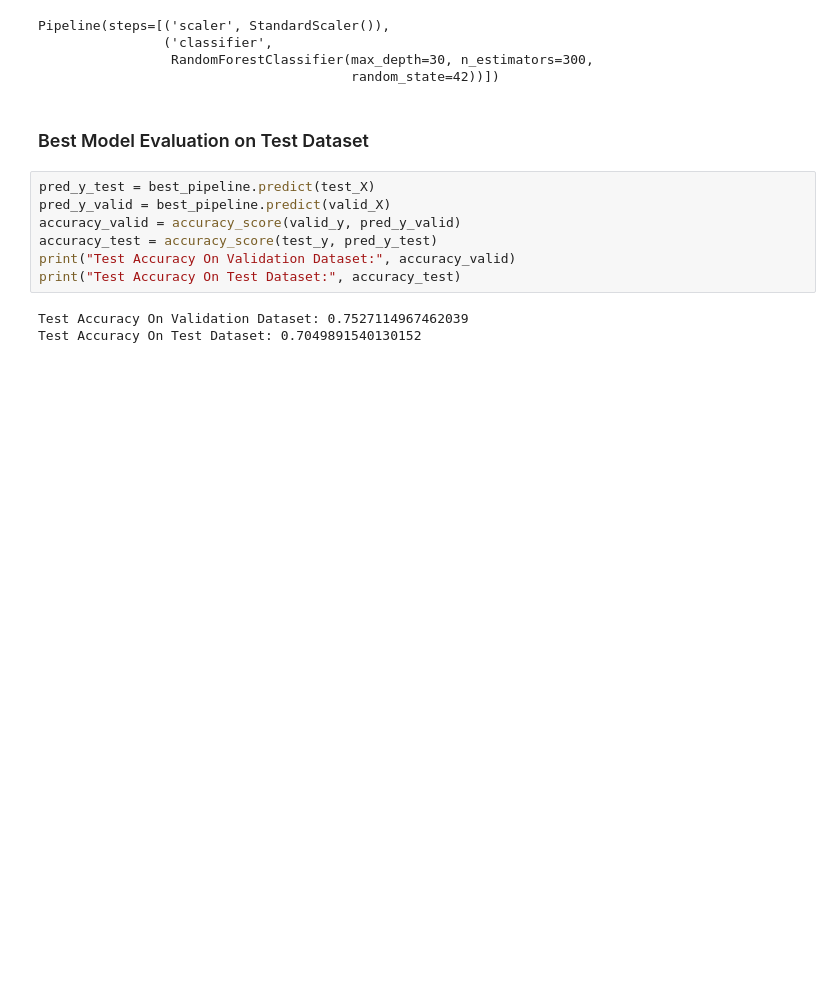
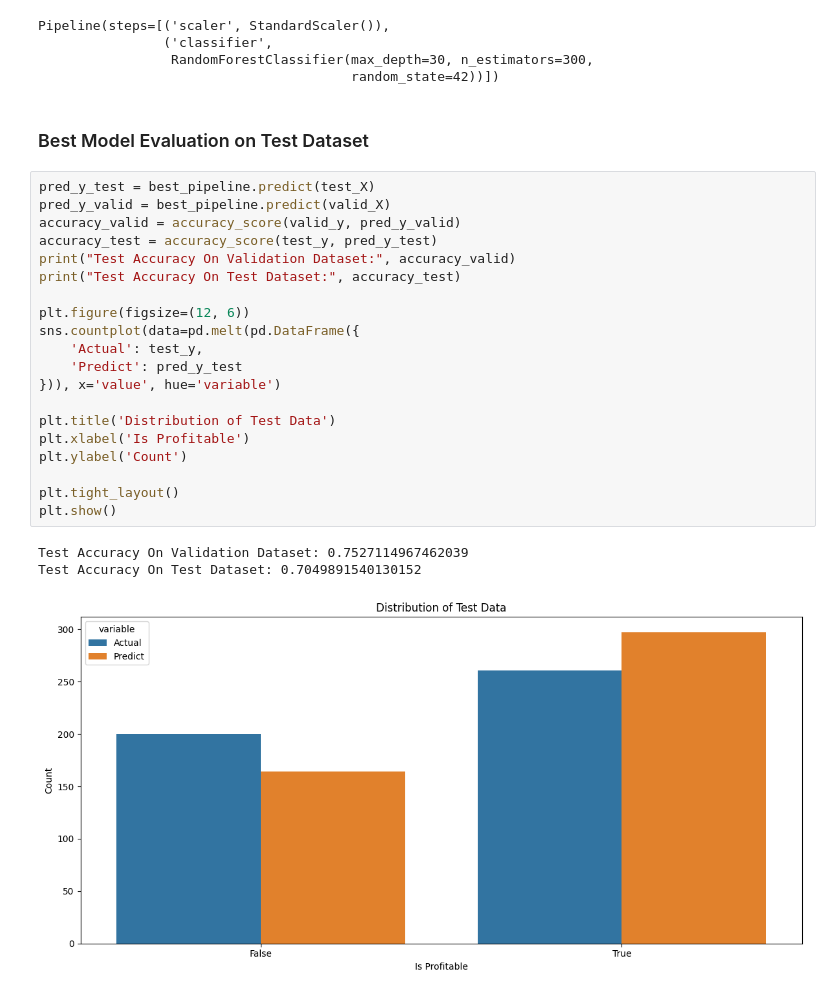
Before and after one commit to minhnhat-nguyen/HCMUS-Movie-Analytics, a Jupyter notebook: notebook/Model sucess predictor.ipynb, the cells around one changed output. Drawn from its saved outputs; the diff is of its cells as text; blank space fills up the shorter version.

Commit message:
Visualize best model distribution of test set

```diff
--- a/notebook/Model sucess predictor.ipynb
+++ b/notebook/Model sucess predictor.ipynb
@@ -279,10 +279,24 @@ Pipeline(steps=[('scaler', StandardScaler()),
 # %%
 pred_y_test = best_pipeline.predict(test_X)
 pred_y_valid = best_pipeline.predict(valid_X)
 accuracy_valid = accuracy_score(valid_y, pred_y_valid)
 accuracy_test = accuracy_score(test_y, pred_y_test)
 print("Test Accuracy On Validation Dataset:", accuracy_valid)
 print("Test Accuracy On Test Dataset:", accuracy_test)
+
+plt.figure(figsize=(12, 6))
+sns.countplot(data=pd.melt(pd.DataFrame({
+    'Actual': test_y,
+    'Predict': pred_y_test
+})), x='value', hue='variable')
+
+plt.title('Distribution of Test Data')
+plt.xlabel('Is Profitable')
+plt.ylabel('Count')
+
+plt.tight_layout()
+plt.show()
 # %% [output]
 Test Accuracy On Validation Dataset: 0.7527114967462039
 Test Accuracy On Test Dataset: 0.7049891540130152
+[figure, added]
```
Also changed, not shown: 1 other file.
